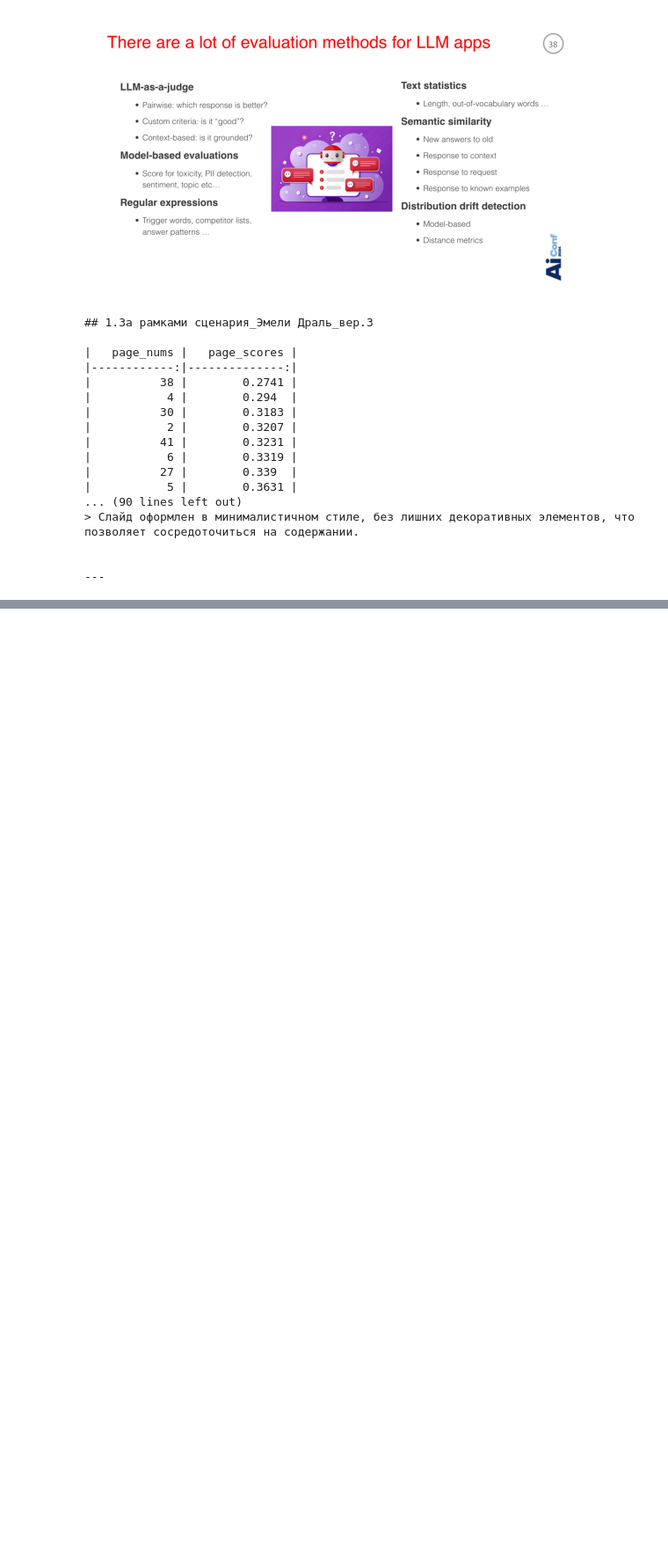
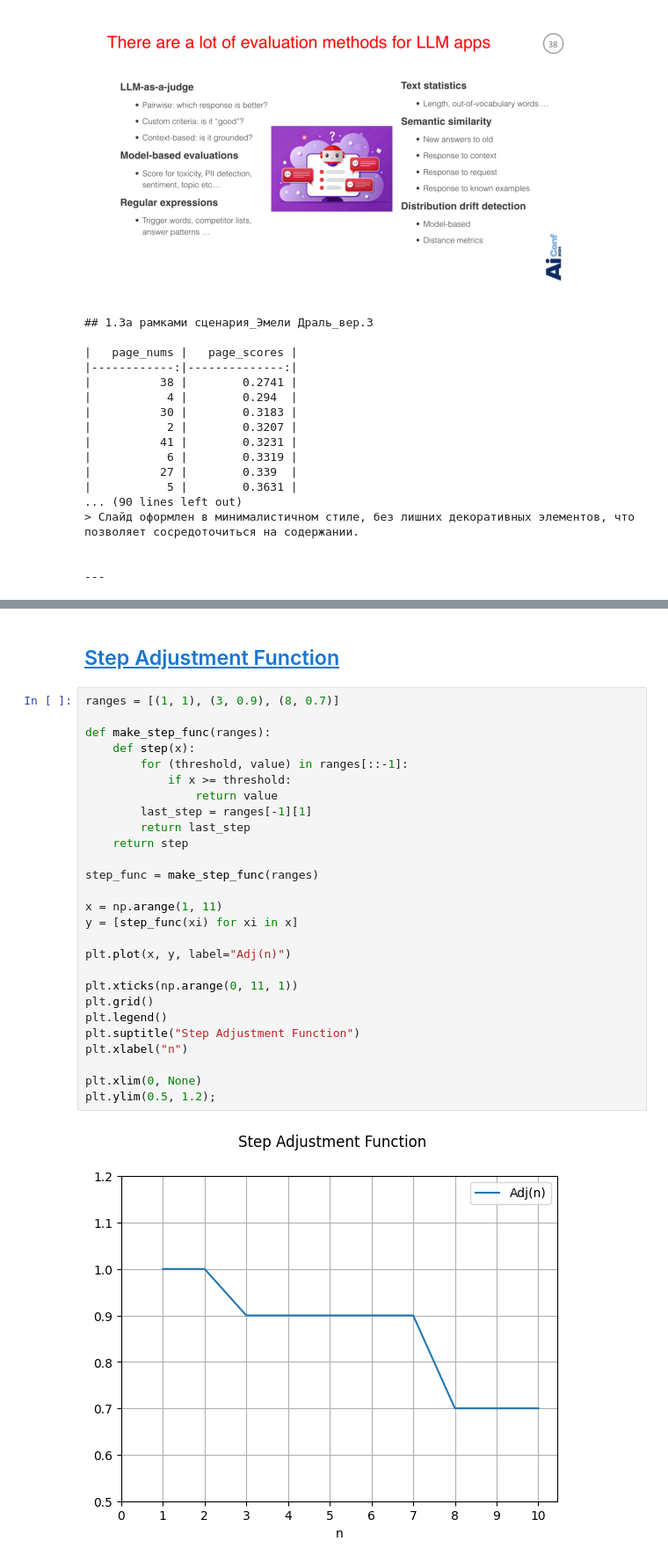
Before and after one commit to tambovtsev-io/presentation-search, a Jupyter notebook: notebooks/rag/chroma_metric_research.ipynb, the cells around one changed output, grey strips where cells are left out. Shown at 88% size. Drawn from its saved outputs; the diff is of its cells as text; blank space fills up the shorter version.

Commit message:
feat: add rerankers research - exp, step, linear

```diff
--- a/notebooks/rag/chroma_metric_research.ipynb
+++ b/notebooks/rag/chroma_metric_research.ipynb
@@ -676,0 +692,31 @@ plt.ylim(0.5, 1.2)
+# %% [markdown]
+## <a id='toc9_3_'></a>[Step Adjustment Function](#toc0_)
+# %%
+ranges = [(1, 1), (3, 0.9), (8, 0.7)]
+
+def make_step_func(ranges):
+    def step(x):
+        for (threshold, value) in ranges[::-1]:
+            if x >= threshold:
+                return value
+        last_step = ranges[-1][1]
+        return last_step
+    return step
+
+step_func = make_step_func(ranges)
+
+x = np.arange(1, 11)
+y = [step_func(xi) for xi in x]
+
+plt.plot(x, y, label="Adj(n)")
+
+plt.xticks(np.arange(0, 11, 1))
+plt.grid()
+plt.legend()
+plt.suptitle("Step Adjustment Function")
+plt.xlabel("n")
+
+plt.xlim(0, None)
+plt.ylim(0.5, 1.2);
+# %% [output]
+[figure, added]
```
Also changed, not shown: parts of 11 cells of this notebook.
